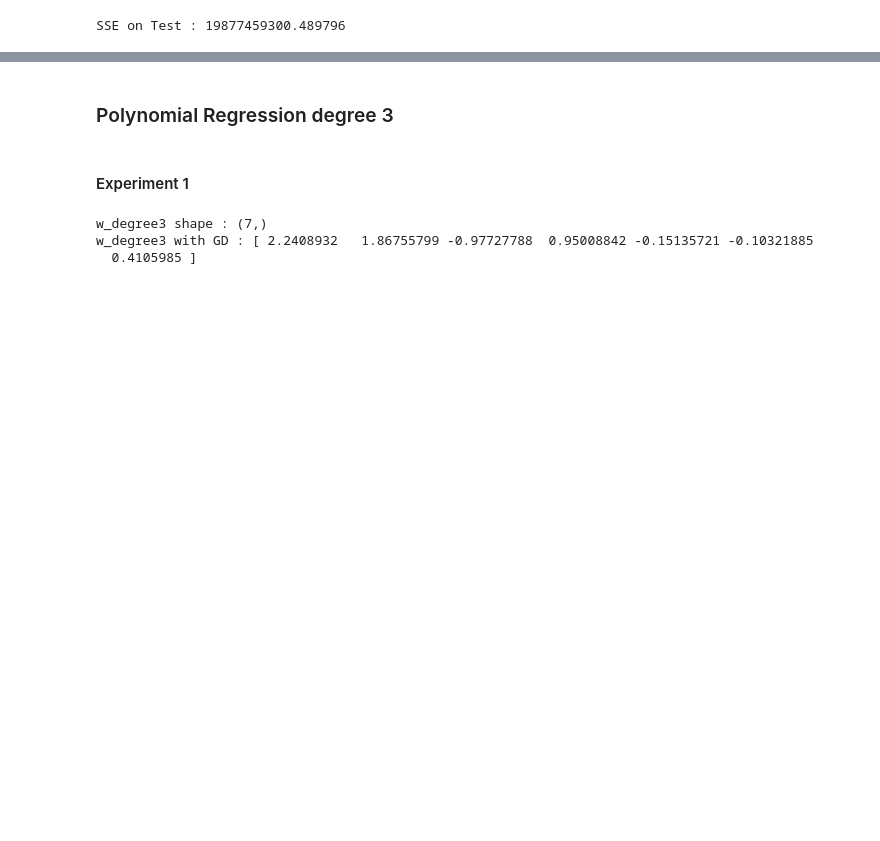
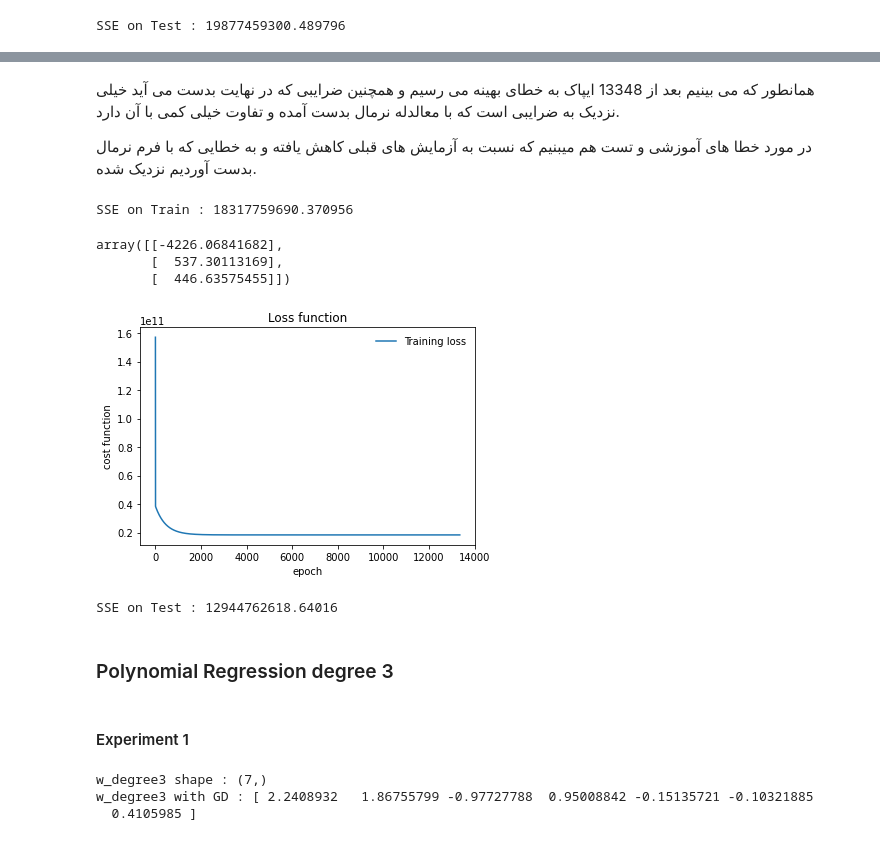
Before and after one commit to ZahraDehghani99/Machine-Learning, a Jupyter notebook: HW1_sol/Regression.ipynb, the cells around one changed output, grey strips where cells are left out. Saved outputs shown, nothing was run; the diff lists cells and outputs as text; code cells hidden in the pictures; blank space fills up the shorter version.

```diff
--- a/HW1_sol/Regression.ipynb
+++ b/HW1_sol/Regression.ipynb
@@ -652,0 +775,4 @@ SSE on Test : 19877459300.489796
+# %%
+alpha = 0.000001
+
+J, theta = gradient_descent2(X_train, data['y'], w_linear, alpha)
@@ -653,3 +797,40 @@ SSE on Test : 19877459300.489796
+# %% [markdown]
+همانطور که می بینیم بعد از 13348 ایپاک به خطای بهینه می رسیم و همچنین ضرایبی که در نهایت بدست می آید خیلی نزدیک به ضرایبی است که با معالدله نرمال بدست آمده و تفاوت خیلی کمی با آن دارد.
+
+در مورد خطا های آموزشی و تست هم میبنیم که نسبت به آزمایش های قبلی کاهش یافته و به خطایی که با فرم نرمال بدست آوردیم نزدیک شده.
+# %%
+print(f'SSE on Train : {J[-1]}')
+# %% [output]
+SSE on Train : 18317759690.370956
+# %%
+theta
+# %% [output]
+array([[-4226.06841682],
+       [  537.30113169],
+       [  446.63575455]])
+# %%
+plt.plot(J, label='Training loss')
+plt.xlabel('epoch')
+plt.ylabel('cost function')
+plt.legend(frameon=False)
+plt.title(f"Loss function")
+plt.show()
+# %% [output]
+[figure, added]
+# %%
+# set the last theta as w_linear
+w_linear_GD = theta
+
+X_test = transform(data['x1_test'], data['x2_test'], 1)
+
+# calculate y_hat for X_test
+y_hat_test = y_hat(X_test, w_linear_GD)
+
+# Calculate SSE on the Test data
+test_loss = loss(data['y_test'], y_hat_test)
+print(f'SSE on Test : {test_loss}')
+# %% [output]
+SSE on Test : 12944762618.64016
 # %% [markdown]
 ### Polynomial Regression degree 3
 # %% [markdown]
```
Also changed, not shown: parts of 43 cells of this notebook.
